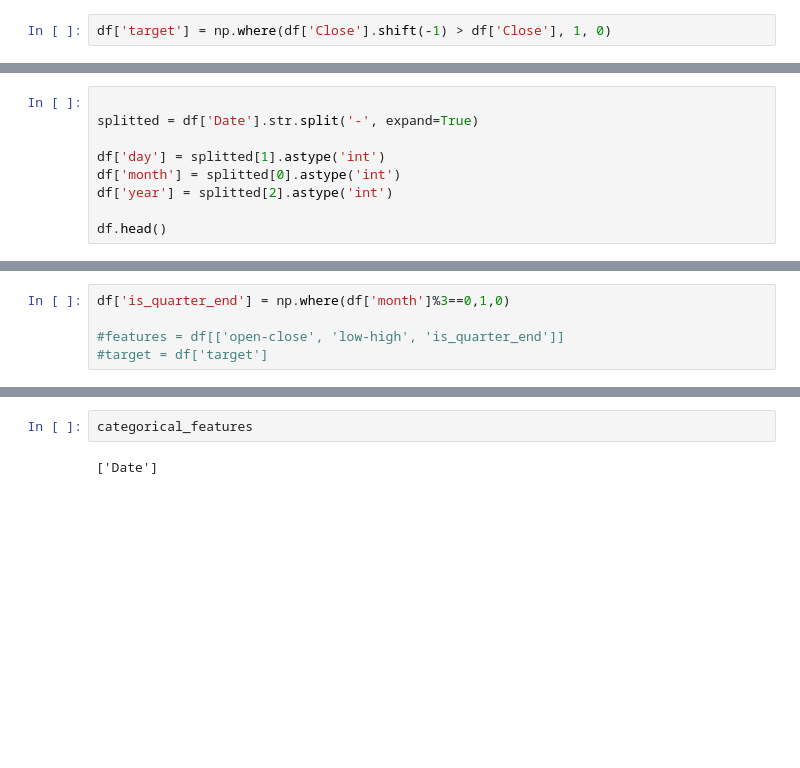
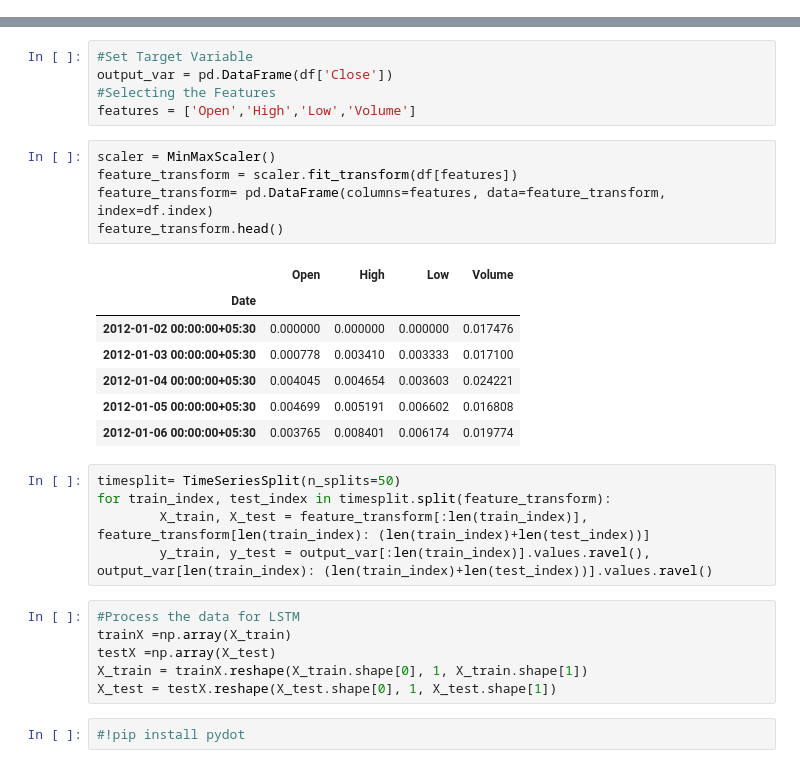
Before and after one commit to chaitsugale/chaits_ml_project, a Jupyter notebook: notebook/data/transformation.ipynb, the cells around one changed output, grey strips where cells are left out. Drawn from its saved outputs; the diff is of its cells as text; blank space fills up the shorter version.

```diff
--- a/notebook/data/transformation.ipynb
+++ b/notebook/data/transformation.ipynb
@@ -55,2 +49,0 @@ Name: low-high, dtype: float64
-# %%
-df['target'] = np.where(df['Close'].shift(-1) > df['Close'], 1, 0)
@@ -73,9 +49,0 @@ plt.show()
-# %%
-
-splitted = df['Date'].str.split('-', expand=True)
-
-df['day'] = splitted[1].astype('int')
-df['month'] = splitted[0].astype('int')
-df['year'] = splitted[2].astype('int')
-
-df.head()
@@ -89,5 +49,0 @@ df.head()
-# %%
-df['is_quarter_end'] = np.where(df['month']%3==0,1,0)
-
-#features = df[['open-close', 'low-high', 'is_quarter_end']]
-#target = df['target']
@@ -214,4 +50,31 @@ numeric_features
-# %%
-categorical_features
-# %% [output]
-['Date']
+# %%
+#Set Target Variable
+output_var = pd.DataFrame(df['Close'])
+#Selecting the Features
+features = ['Open','High','Low','Volume']
+# %%
+scaler = MinMaxScaler()
+feature_transform = scaler.fit_transform(df[features])
+feature_transform= pd.DataFrame(columns=features, data=feature_transform, index=df.index)
+feature_transform.head()
+# %% [output]
+|  | Open | High | Low | Volume |
+| Date |  |  |  |  |
+| 2012-01-02 00:00:00+05:30 | 0.000000 | 0.000000 | 0.000000 | 0.017476 |
+| 2012-01-03 00:00:00+05:30 | 0.000778 | 0.003410 | 0.003333 | 0.017100 |
+| 2012-01-04 00:00:00+05:30 | 0.004045 | 0.004654 | 0.003603 | 0.024221 |
+| 2012-01-05 00:00:00+05:30 | 0.004699 | 0.005191 | 0.006602 | 0.016808 |
+| 2012-01-06 00:00:00+05:30 | 0.003765 | 0.008401 | 0.006174 | 0.019774 |
+# %%
+timesplit= TimeSeriesSplit(n_splits=50)
+for train_index, test_index in timesplit.split(feature_transform):
+        X_train, X_test = feature_transform[:len(train_index)], feature_transform[len(train_index): (len(train_index)+len(test_index))]
+        y_train, y_test = output_var[:len(train_index)].values.ravel(), output_var[len(train_index): (len(train_index)+len(test_index))].values.ravel()
+# %%
+#Process the data for LSTM
+trainX =np.array(X_train)
+testX =np.array(X_test)
+X_train = trainX.reshape(X_train.shape[0], 1, X_train.shape[1])
+X_test = testX.reshape(X_test.shape[0], 1, X_test.shape[1])
+# %%
+#!pip install pydot
```
Also changed, not shown: parts of 32 cells of this notebook, 17 other files.
